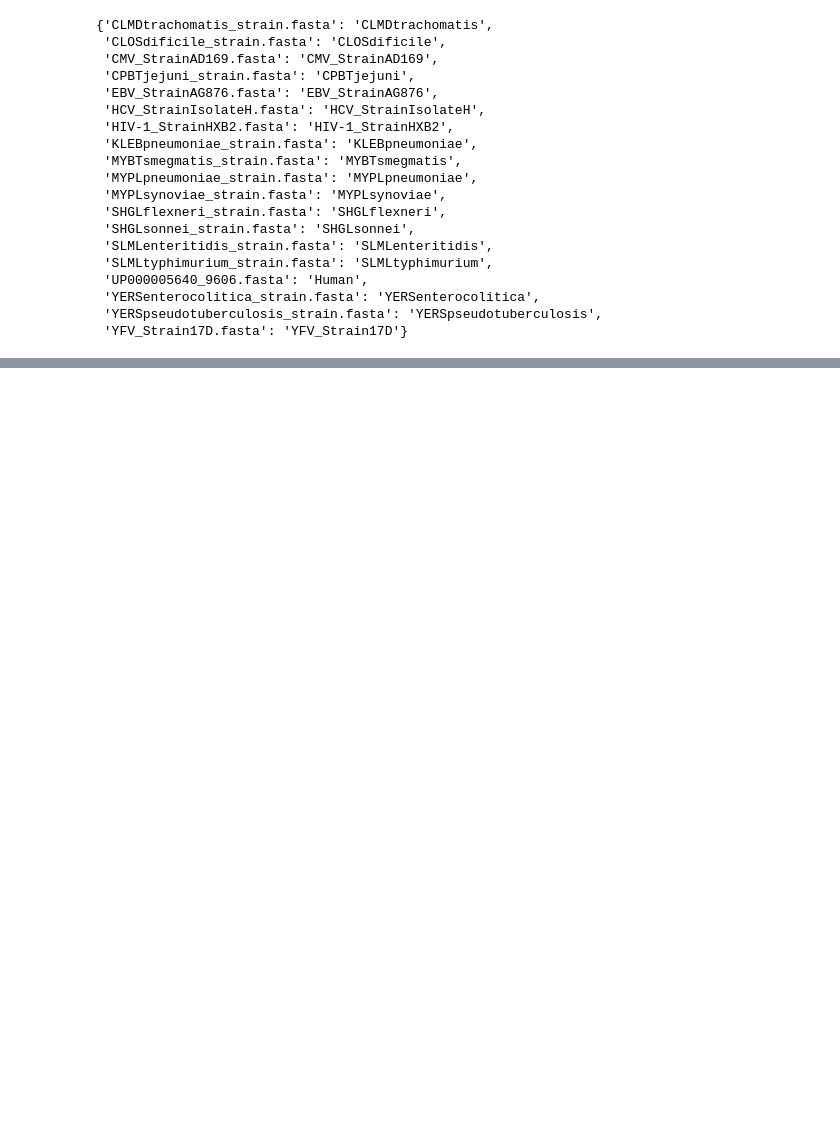
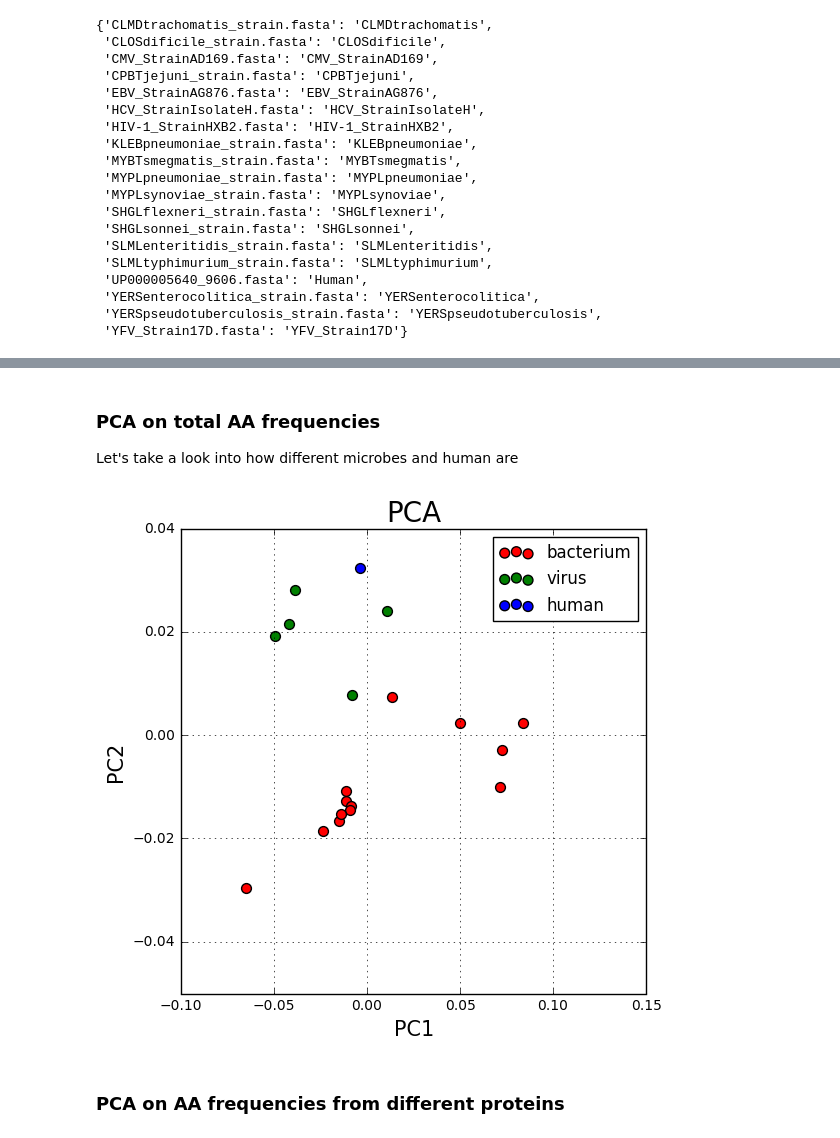
Before and after one commit to antigenomics/ipred, a Jupyter notebook: 2019.03.06_AAanalysis.ipynb, the cells around one changed output, grey strips where cells are left out. Drawn from its saved outputs; the diff is of its cells as text; code cells hidden in the pictures; blank space fills up the shorter version.

```diff
--- a/2019.03.06_AAanalysis.ipynb
+++ b/2019.03.06_AAanalysis.ipynb
@@ -85,0 +95,53 @@ plot_v_hum(df, fdict[[i for i in fdict.keys()][4]], ax1)
+# %%
+viruses = ['CMV_StrainAD169', 'YFV_Strain17D', 'HIV-1_StrainHXB2', 'HCV_StrainIsolateH', 'EBV_StrainAG876']
+bacteria = ['SHGLsonnei', 'SLMLenteritidis', 'MYPLpneumoniae', 'MYBTsmegmatis', 'SLMLtyphimurium',
+            'YERSpseudotuberculosis', 'YERSenterocolitica', 'CLMDtrachomatis', 'MYPLsynoviae', 'KLEBpneumoniae',
+            'CPBTjejuni', 'SHGLflexneri', 'CLOSdificile']
+# %% [markdown]
+
+
+### PCA on total AA frequencies
+
+
+
+
+Let's take a look into how different microbes and human are
+# %%
+data = df.set_index('index').T.reset_index().rename(columns = {'index': 'name'})
+def group_name(name):
+    if name in viruses:
+        return 'virus'
+    elif name in bacteria:
+        return 'bacterium'
+    elif name in 'Human':
+        return 'human'
+data.name = data.name.apply(lambda x: group_name(x))
+# %%
+from sklearn.decomposition import PCA
+
+pca = PCA(n_components=2)
+
+pctd = pca.fit_transform(data.iloc[:, 1:])
+pcdf = pd.DataFrame(data = pctd, columns = ['pc1', 'pc2'])
+pcdf['name'] = data.name
+# %%
+fig = plt.figure(figsize = (6,6))
+ax = fig.add_subplot(1,1,1)
+ax.set_xlabel('PC1', fontsize = 15)
+ax.set_ylabel('PC2', fontsize = 15)
+ax.set_title('PCA', fontsize = 20)
+
+targets = pcdf.name.unique()
+colours = ['r', 'g', 'b']
+for target, colour in zip(targets,colours):
+    indicesToKeep = pcdf['name'] == target
+    ax.scatter(pcdf.loc[indicesToKeep, 'pc1']
+               , pcdf.loc[indicesToKeep, 'pc2']
+               , c = colour
+               , s = 50)
+ax.legend(targets)
+ax.grid()
+# %% [output]
+[figure, added]
+# %% [markdown]
+### PCA on AA frequencies from different proteins
```
Also changed, not shown: parts of 4 cells of this notebook, 4 other files.
